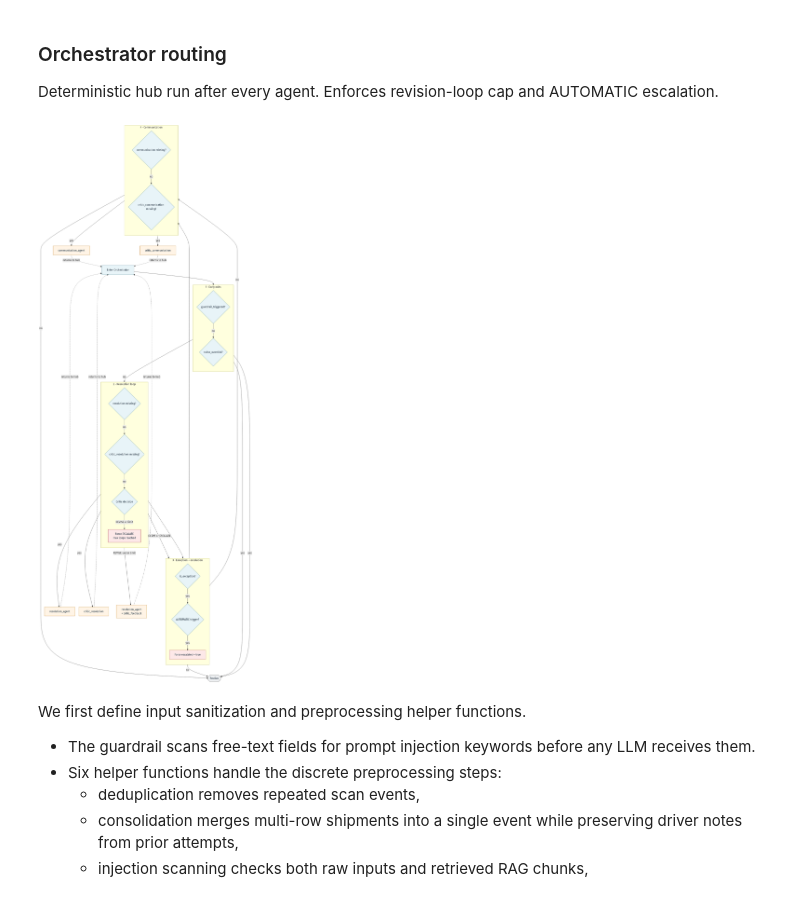
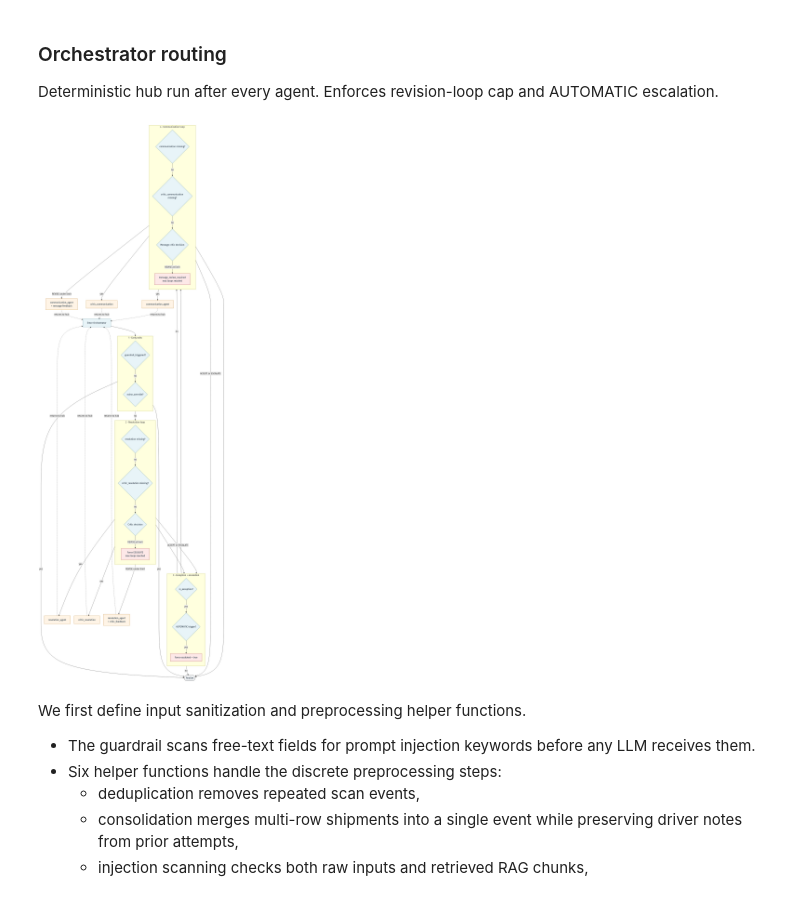
Before and after one commit to alienrivero/great-learning-aiml, a Jupyter notebook: AI Agents for Automation/AI-powered Last-Mile Delivery Exception Handling Automation/AI-powered Last-Mile Delivery Exception Handling Automation_Full_CODE.ipynb, the cells around one changed output. Cells and saved outputs as stored; diff of their text form; code cells hidden in the pictures.

```diff
--- a/AI Agents for Automation/AI-powered Last-Mile Delivery Exception Handling Automation/AI-powered Last-Mile Delivery Exception Handling Automation_Full_CODE.ipynb
+++ b/AI Agents for Automation/AI-powered Last-Mile Delivery Exception Handling Automation/AI-powered Last-Mile Delivery Exception Handling Automation_Full_CODE.ipynb
@@ -1309,10 +1333,12 @@ flowchart TB
         FORCE_ESC[Force escalated = true]
     end
 
-    subgraph P4[4 · Communication]
+    subgraph P4[4 · Communication loop]
         direction TB
         G7{communication missing?}
         G8{critic_communication missing?}
+        G9{Message critic decision}
+        HOLD[message_review_required<br/>max loops reached]
     end
 
     FIN([finalize])
@@ -1328,38 +1354,43 @@ flowchart TB
     G2 -->|no| G3
 
     G3 -->|yes| CR[critic_resolution]
     CR -.->|returns to hub| IN
     G3 -->|no| G4
 
     G4 -->|REVISE under limit| RES2[resolution_agent<br/>+ critic_feedback]
     RES2 -.->|returns to hub| IN
     G4 -->|REVISE at limit| FORCE
     G4 -->|ACCEPT or ESCALATE| G5
     FORCE --> G5
 
     G5 -->|no| FIN
     G5 -->|yes| G6
     G6 -->|yes| FORCE_ESC --> G7
     G6 -->|no| G7
 
     G7 -->|yes| COMM[communication_agent]
     COMM -.->|returns to hub| IN
     G7 -->|no| G8
 
     G8 -->|yes| CC[critic_communication]
     CC -.->|returns to hub| IN
-    G8 -->|no| FIN
+    G8 -->|no| G9
+
+    G9 -->|REVISE under limit| COMM2[communication_agent<br/>+ message feedback]
+    COMM2 -.->|returns to hub| IN
+    G9 -->|REVISE at limit| HOLD --> FIN
+    G9 -->|ACCEPT or ESCALATE| FIN
 
     classDef det fill:#e8f4f8,stroke:#2a6f84,color:#123
     classDef llm fill:#fff4e6,stroke:#b86e00,color:#123
     classDef force fill:#fde8e8,stroke:#a33,color:#123
     classDef endn fill:#eef0f2,stroke:#555,color:#123
-    class IN,G0,G1,G2,G3,G4,G5,G6,G7,G8 det
-    class RES,RES2,CR,COMM,CC llm
-    class FORCE,FORCE_ESC force
+    class IN,G0,G1,G2,G3,G4,G5,G6,G7,G8,G9 det
+    class RES,RES2,CR,COMM,COMM2,CC llm
+    class FORCE,FORCE_ESC,HOLD force
     class FIN endn''')
 # %% [output]
-[figure, old version]
+[figure, new version]
 # %% [markdown]
 We first define input sanitization and preprocessing helper functions.
 
```
Also changed, not shown: parts of 71 cells of this notebook, 1 other file.
